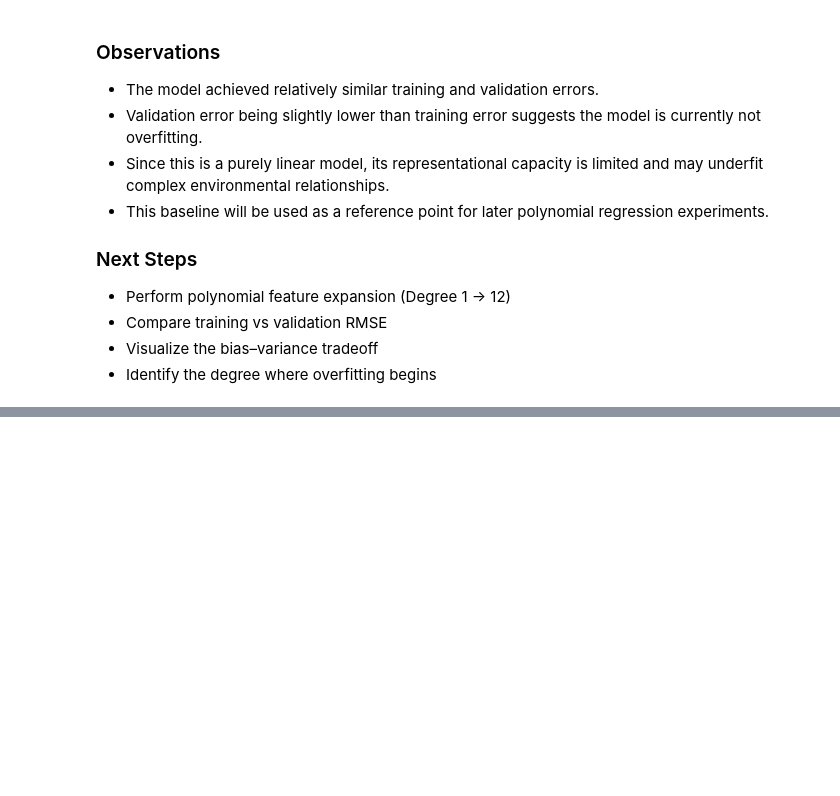
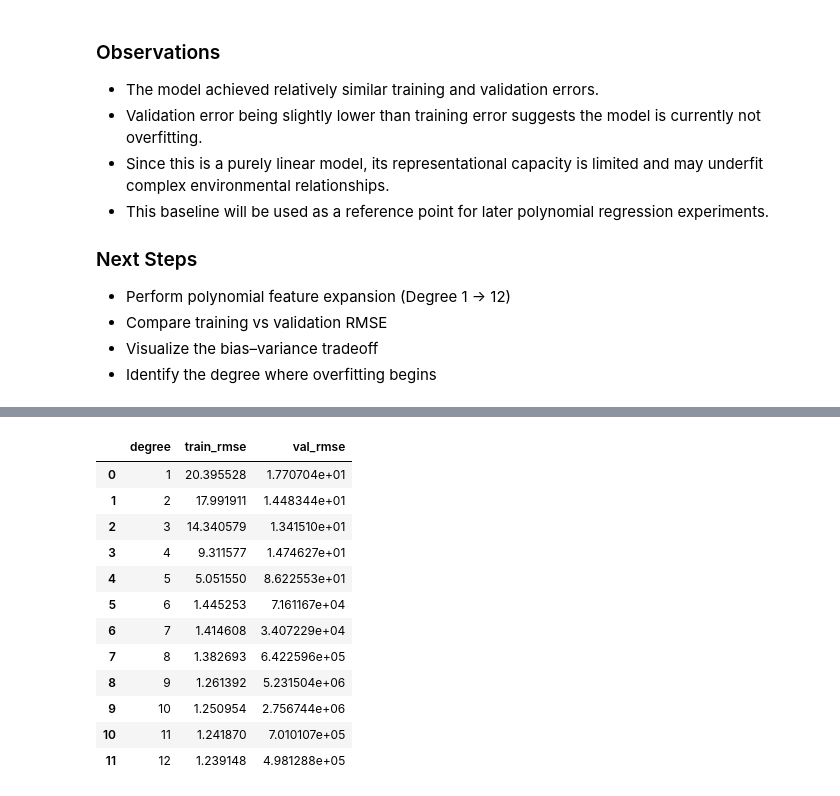
Before and after one commit to IrfanKpm/pm25-regression-study, a Jupyter notebook: notebooks/02_polynomial_regression.ipynb, the cells around one changed output, grey strips where cells are left out. Cells and saved outputs as stored; diff of their text form; code cells hidden in the pictures; blank space fills up the shorter version.

```diff
--- a/notebooks/02_polynomial_regression.ipynb
+++ b/notebooks/02_polynomial_regression.ipynb
@@ -118,0 +139,30 @@ The purpose of this experiment is to establish a baseline performance before int
+# %%
+degrees = range(1, 13)
+
+train_rmse_list = []
+val_rmse_list = []
+
+for degree in degrees:
+
+    model = Pipeline([
+        ("scaler", StandardScaler()),
+        ("poly", PolynomialFeatures(degree=degree)),
+        ("model", LinearRegression())
+    ])
+
+    model.fit(X_train, y_train)
+
+    train_pred = model.predict(X_train)
+    val_pred = model.predict(X_val)
+
+    train_rmse = np.sqrt(mean_squared_error(y_train, train_pred))
+    val_rmse = np.sqrt(mean_squared_error(y_val, val_pred))
+
+    train_rmse_list.append(train_rmse)
+    val_rmse_list.append(val_rmse)
+
+    print(
+        f"Degree {degree} | "
+        f"Train RMSE: {train_rmse:.2f} | "
+        f"Validation RMSE: {val_rmse:.2f}"
+    )
@@ -118,0 +182,22 @@ The purpose of this experiment is to establish a baseline performance before int
+# %%
+results_df = pd.DataFrame({
+    "degree": list(degrees),
+    "train_rmse": train_rmse_list,
+    "val_rmse": val_rmse_list
+})
+
+results_df
+# %% [output]
+|  | degree | train_rmse | val_rmse |
+| 0 | 1 | 20.395528 | 1.770704e+01 |
+| 1 | 2 | 17.991911 | 1.448344e+01 |
+| 2 | 3 | 14.340579 | 1.341510e+01 |
+| 3 | 4 | 9.311577 | 1.474627e+01 |
+| 4 | 5 | 5.051550 | 8.622553e+01 |
+| 5 | 6 | 1.445253 | 7.161167e+04 |
+| 6 | 7 | 1.414608 | 3.407229e+04 |
+| 7 | 8 | 1.382693 | 6.422596e+05 |
+| 8 | 9 | 1.261392 | 5.231504e+06 |
+| 9 | 10 | 1.250954 | 2.756744e+06 |
+| 10 | 11 | 1.241870 | 7.010107e+05 |
+| 11 | 12 | 1.239148 | 4.981288e+05 |
```
Also changed, not shown: parts of 5 cells of this notebook.
